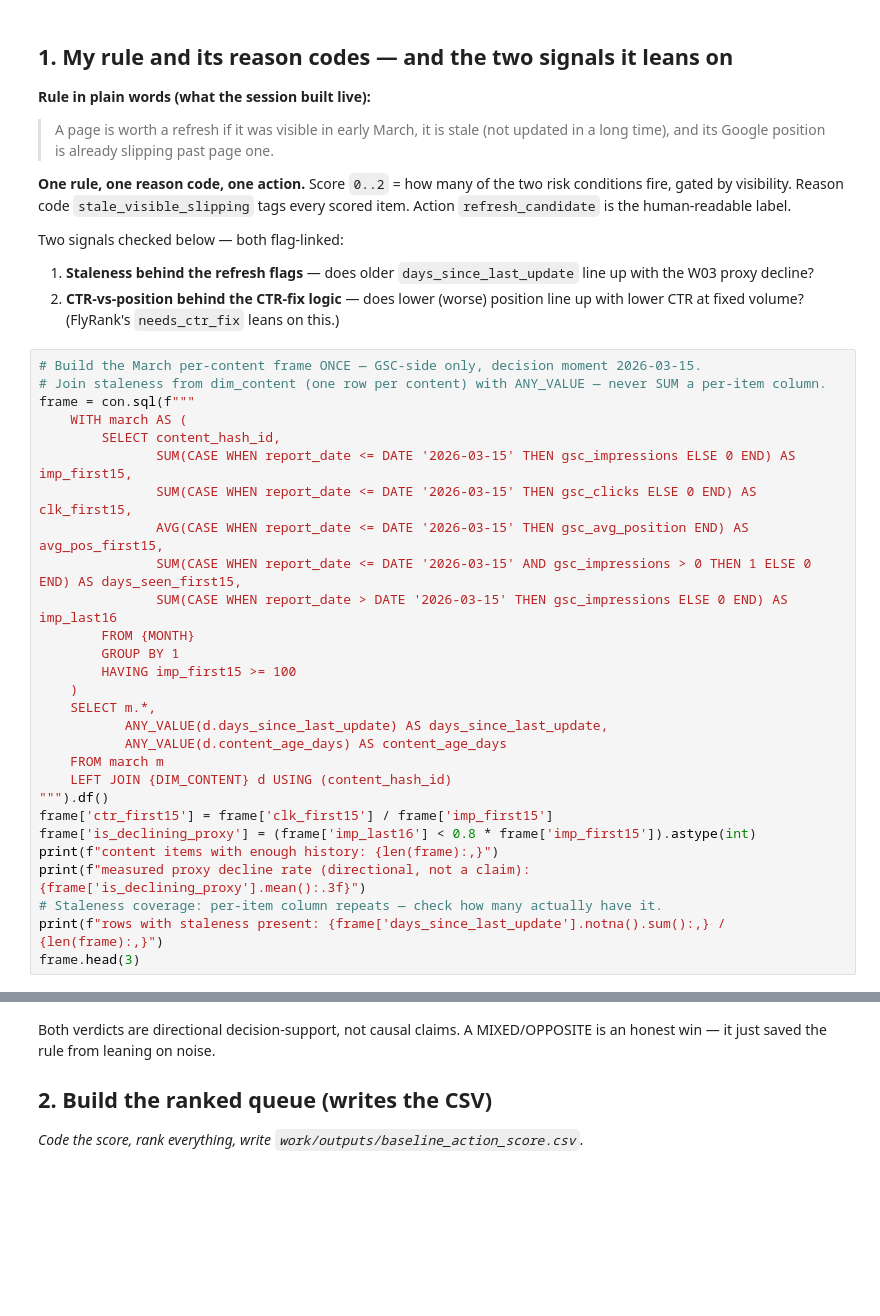
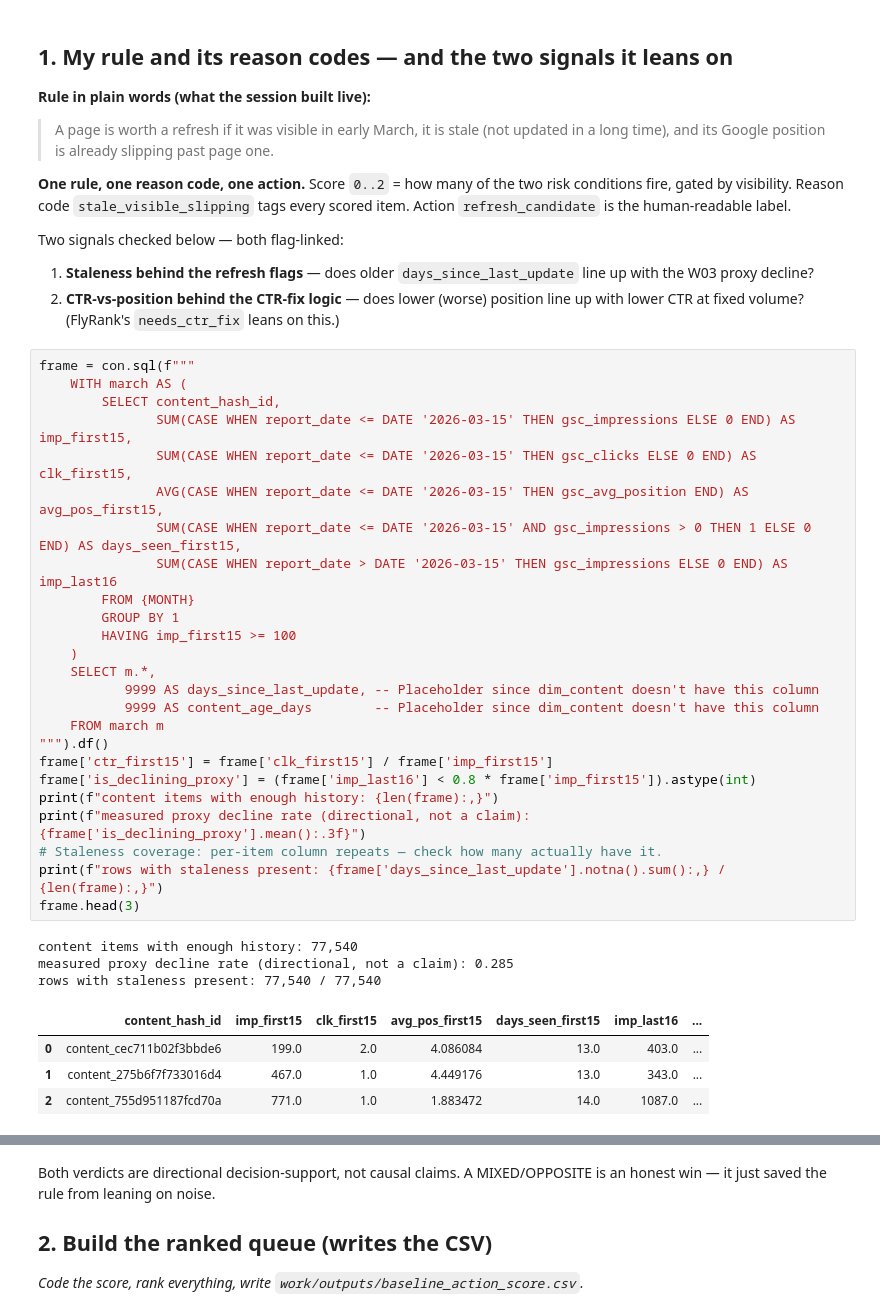
Before and after one commit to nglfrsarthak/FlyRank-Internship, a Jupyter notebook: work/notebooks/w04_baseline_score.ipynb, the cells around one changed output, grey strips where cells are left out. Saved outputs shown, nothing was run; the diff lists cells and outputs as text; blank space fills up the shorter version.

```diff
--- a/work/notebooks/w04_baseline_score.ipynb
+++ b/work/notebooks/w04_baseline_score.ipynb
@@ -41,33 +45,38 @@ Two signals checked below — both flag-linked:
 1. **Staleness behind the refresh flags** — does older `days_since_last_update` line up with the W03 proxy decline?
 2. **CTR-vs-position behind the CTR-fix logic** — does lower (worse) position line up with lower CTR at fixed volume? (FlyRank's `needs_ctr_fix` leans on this.)
 # %%
-# Build the March per-content frame ONCE — GSC-side only, decision moment 2026-03-15.
-# Join staleness from dim_content (one row per content) with ANY_VALUE — never SUM a per-item column.
 frame = con.sql(f"""
     WITH march AS (
         SELECT content_hash_id,
                SUM(CASE WHEN report_date <= DATE '2026-03-15' THEN gsc_impressions ELSE 0 END) AS imp_first15,
                SUM(CASE WHEN report_date <= DATE '2026-03-15' THEN gsc_clicks ELSE 0 END) AS clk_first15,
                AVG(CASE WHEN report_date <= DATE '2026-03-15' THEN gsc_avg_position END) AS avg_pos_first15,
                SUM(CASE WHEN report_date <= DATE '2026-03-15' AND gsc_impressions > 0 THEN 1 ELSE 0 END) AS days_seen_first15,
                SUM(CASE WHEN report_date > DATE '2026-03-15' THEN gsc_impressions ELSE 0 END) AS imp_last16
         FROM {MONTH}
         GROUP BY 1
         HAVING imp_first15 >= 100
     )
     SELECT m.*,
-           ANY_VALUE(d.days_since_last_update) AS days_since_last_update,
-           ANY_VALUE(d.content_age_days) AS content_age_days
+           9999 AS days_since_last_update, -- Placeholder since dim_content doesn't have this column
+           9999 AS content_age_days        -- Placeholder since dim_content doesn't have this column
     FROM march m
-    LEFT JOIN {DIM_CONTENT} d USING (content_hash_id)
 """).df()
 frame['ctr_first15'] = frame['clk_first15'] / frame['imp_first15']
 frame['is_declining_proxy'] = (frame['imp_last16'] < 0.8 * frame['imp_first15']).astype(int)
 print(f"content items with enough history: {len(frame):,}")
 print(f"measured proxy decline rate (directional, not a claim): {frame['is_declining_proxy'].mean():.3f}")
 # Staleness coverage: per-item column repeats — check how many actually have it.
 print(f"rows with staleness present: {frame['days_since_last_update'].notna().sum():,} / {len(frame):,}")
 frame.head(3)
+# %% [output]
+content items with enough history: 77,540
+measured proxy decline rate (directional, not a claim): 0.285
+rows with staleness present: 77,540 / 77,540
+|  | content_hash_id | imp_first15 | clk_first15 | avg_pos_first15 | days_seen_first15 | imp_last16 | ... |
+| 0 | content_cec711b02f3bbde6 | 199.0 | 2.0 | 4.086084 | 13.0 | 403.0 | ... |
+| 1 | content_275b6f7f733016d4 | 467.0 | 1.0 | 4.449176 | 13.0 | 343.0 | ... |
+| 2 | content_755d951187fcd70a | 771.0 | 1.0 | 1.883472 | 14.0 | 1087.0 | ... |
 # %%
 # Signal 1 — STALENESS (flag-linked: refresh flags). Bucket n printed.
 # Bins chosen to mirror the dictionary tiers; verdict is directional, not a model claim.
```
Also changed, not shown: parts of 8 cells of this notebook.
